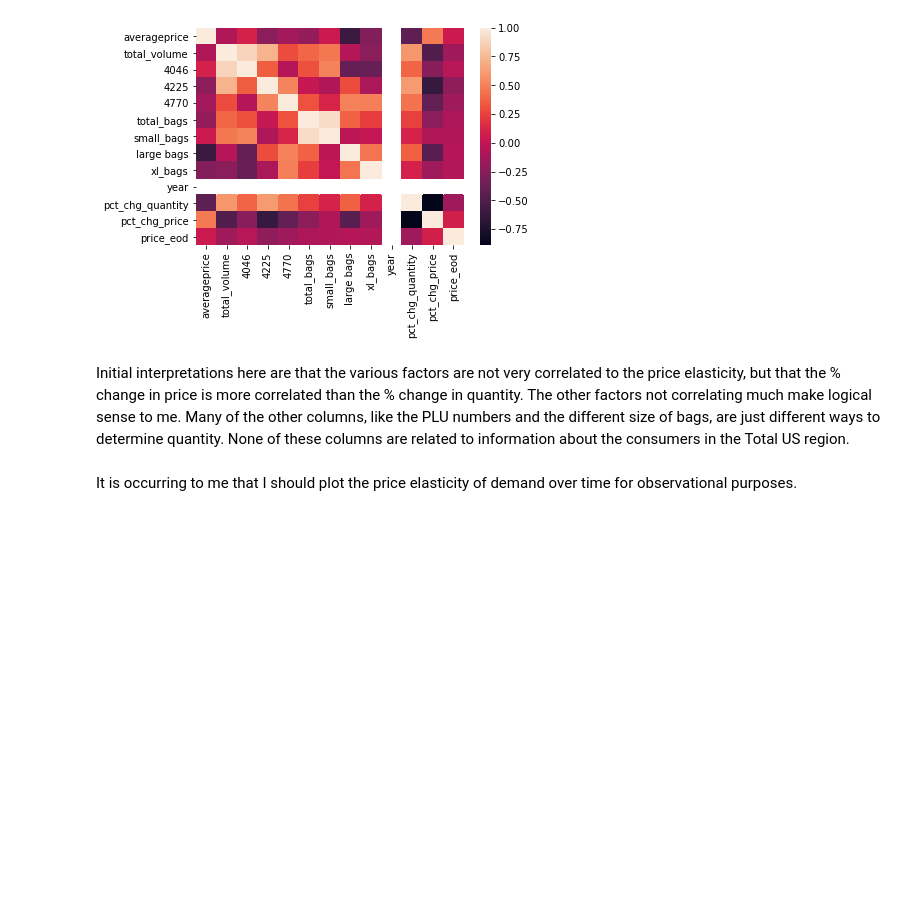
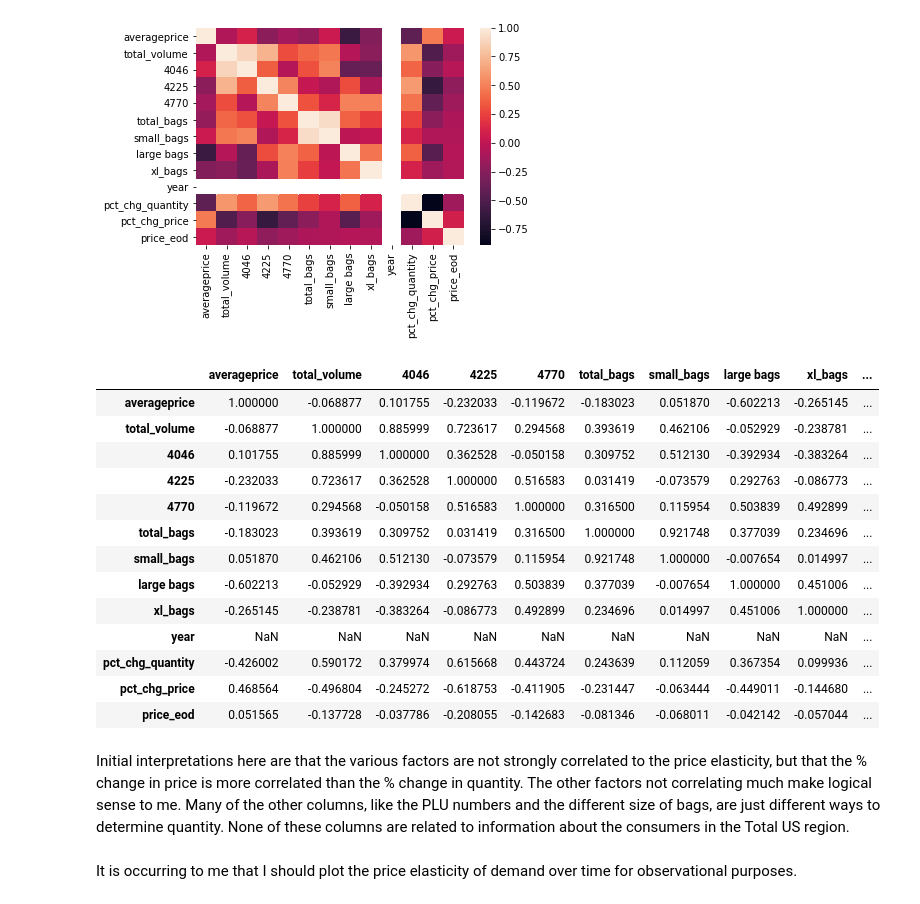
Before and after one commit to melissammcmillan/price_elasticity_of_avocados, a Jupyter notebook: 1_Avocado_EDA.ipynb, the cells around one changed output. Saved outputs shown, nothing was run; the diff lists cells and outputs as text; code cells hidden in the pictures; blank space fills up the shorter version.

```diff
--- a/1_Avocado_EDA.ipynb
+++ b/1_Avocado_EDA.ipynb
@@ -204,8 +215,25 @@ sns.heatmap(totalus_2015.corr())
 # %% [output]
 <matplotlib.axes._subplots.AxesSubplot at 0x...>
 [figure]
+# %%
+totalus_2015.corr()
+# %% [output]
+|  | averageprice | total_volume | 4046 | 4225 | 4770 | total_bags | small_bags | large bags | xl_bags | ... |
+| averageprice | 1.000000 | -0.068877 | 0.101755 | -0.232033 | -0.119672 | -0.183023 | 0.051870 | -0.602213 | -0.265145 | ... |
+| total_volume | -0.068877 | 1.000000 | 0.885999 | 0.723617 | 0.294568 | 0.393619 | 0.462106 | -0.052929 | -0.238781 | ... |
+| 4046 | 0.101755 | 0.885999 | 1.000000 | 0.362528 | -0.050158 | 0.309752 | 0.512130 | -0.392934 | -0.383264 | ... |
+| 4225 | -0.232033 | 0.723617 | 0.362528 | 1.000000 | 0.516583 | 0.031419 | -0.073579 | 0.292763 | -0.086773 | ... |
+| 4770 | -0.119672 | 0.294568 | -0.050158 | 0.516583 | 1.000000 | 0.316500 | 0.115954 | 0.503839 | 0.492899 | ... |
+| total_bags | -0.183023 | 0.393619 | 0.309752 | 0.031419 | 0.316500 | 1.000000 | 0.921748 | 0.377039 | 0.234696 | ... |
+| small_bags | 0.051870 | 0.462106 | 0.512130 | -0.073579 | 0.115954 | 0.921748 | 1.000000 | -0.007654 | 0.014997 | ... |
+| large bags | -0.602213 | -0.052929 | -0.392934 | 0.292763 | 0.503839 | 0.377039 | -0.007654 | 1.000000 | 0.451006 | ... |
+| xl_bags | -0.265145 | -0.238781 | -0.383264 | -0.086773 | 0.492899 | 0.234696 | 0.014997 | 0.451006 | 1.000000 | ... |
+| year | NaN | NaN | NaN | NaN | NaN | NaN | NaN | NaN | NaN | ... |
+| pct_chg_quantity | -0.426002 | 0.590172 | 0.379974 | 0.615668 | 0.443724 | 0.243639 | 0.112059 | 0.367354 | 0.099936 | ... |
+| pct_chg_price | 0.468564 | -0.496804 | -0.245272 | -0.618753 | -0.411905 | -0.231447 | -0.063444 | -0.449011 | -0.144680 | ... |
+| price_eod | 0.051565 | -0.137728 | -0.037786 | -0.208055 | -0.142683 | -0.081346 | -0.068011 | -0.042142 | -0.057044 | ... |
 # %% [markdown]
-Initial interpretations here are that the various factors are not very correlated to the price elasticity, but that the % change in price is more correlated than the % change in quantity. The other factors not correlating much make logical sense to me. Many of the other columns, like the PLU numbers and the different size of bags, are just different ways to determine quantity. None of these columns are related to information about the consumers in the Total US region.
+Initial interpretations here are that the various factors are not strongly correlated to the price elasticity, but that the % change in price is more correlated than the % change in quantity. The other factors not correlating much make logical sense to me. Many of the other columns, like the PLU numbers and the different size of bags, are just different ways to determine quantity. None of these columns are related to information about the consumers in the Total US region.
 # %% [markdown]
 It is occurring to me that I should plot the price elasticity of demand over time for observational purposes.
 # %%
```
Also changed, not shown: parts of 7 cells of this notebook, 2 other files.
